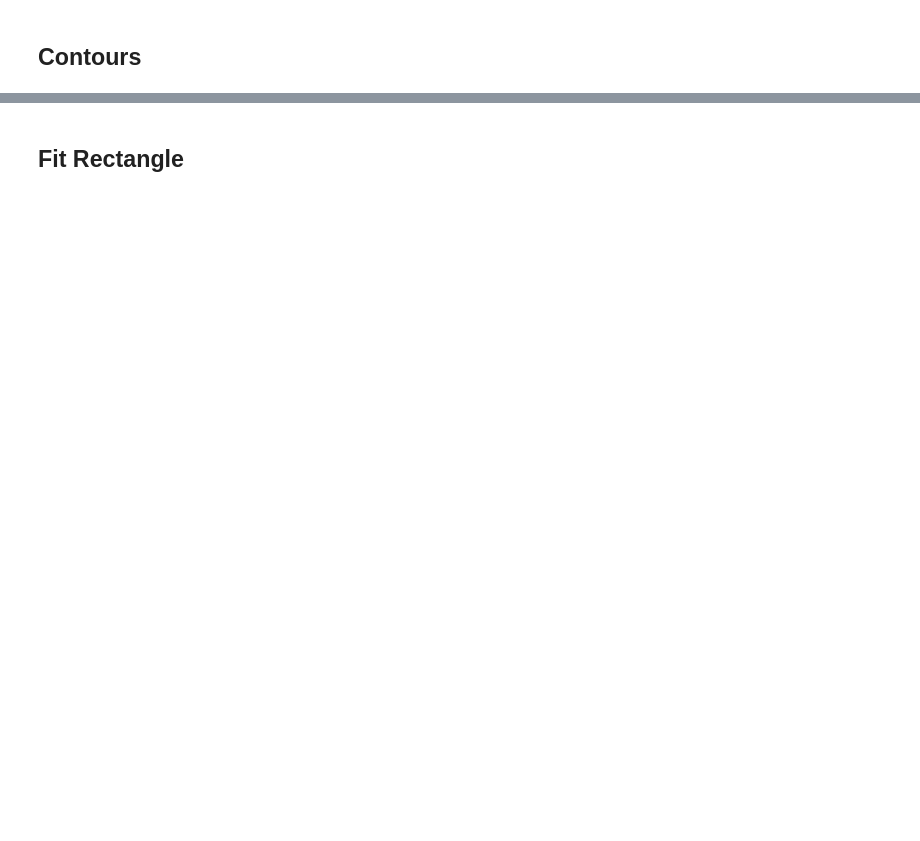
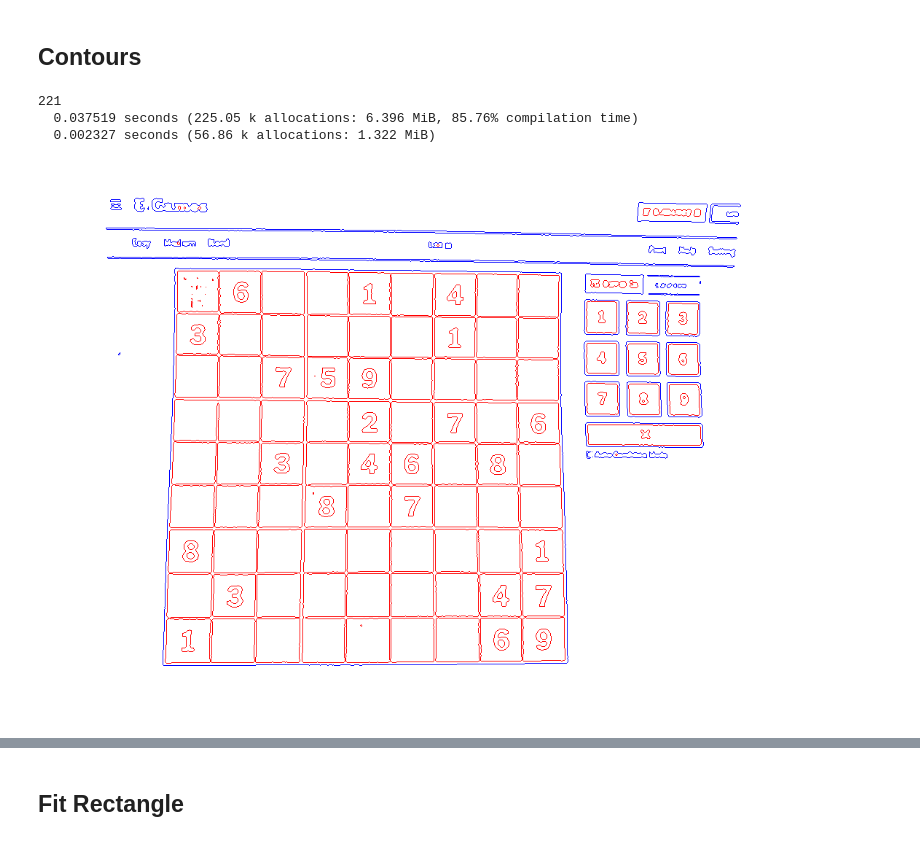
Before and after one commit to LiorSinai/SudokuReader-Julia, a Jupyter notebook: notebooks/GridDetector.ipynb, the cells around one changed output, grey strips where cells are left out. Cells and saved outputs as stored; diff of their text form; code cells hidden in the pictures; blank space fills up the shorter version.

```diff
--- a/notebooks/GridDetector.ipynb
+++ b/notebooks/GridDetector.ipynb
@@ -61,11 +65,16 @@ blackwhite
 # %%
 contours = find_contours(blackwhite)
 println(length(contours))
 img_contours = ones(RGB, size(image)) # copy(image)
-@time draw_contours!(img_contours, RGB(1,0,0), contours)
+@time draw_contours!(img_contours, contours, RGB(1,0,0))
 contours = find_contours(blackwhite, external_only=true)
-@time draw_contours!(img_contours, RGB(0,0,1), contours)
+@time draw_contours!(img_contours, contours, RGB(0,0,1))
 img_contours
+# %% [output]
+221
+  0.037519 seconds (225.05 k allocations: 6.396 MiB, 85.76% compilation time)
+  0.002327 seconds (56.86 k allocations: 1.322 MiB)
+[figure, added]
 # %%
 contours = find_contours(blackwhite, external_only=true)
 img_contours = ones(RGB, size(image)) # copy(image)
```
Also changed, not shown: parts of 12 cells of this notebook, 21 other files.
